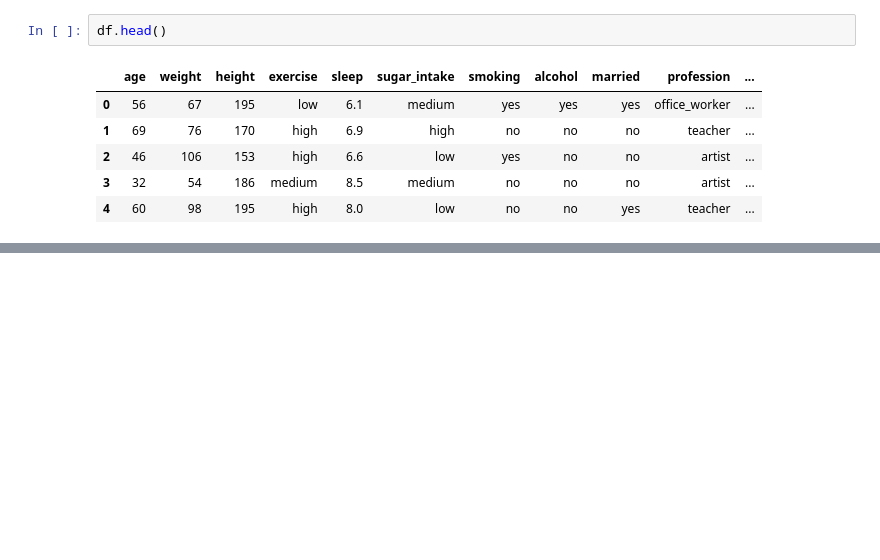
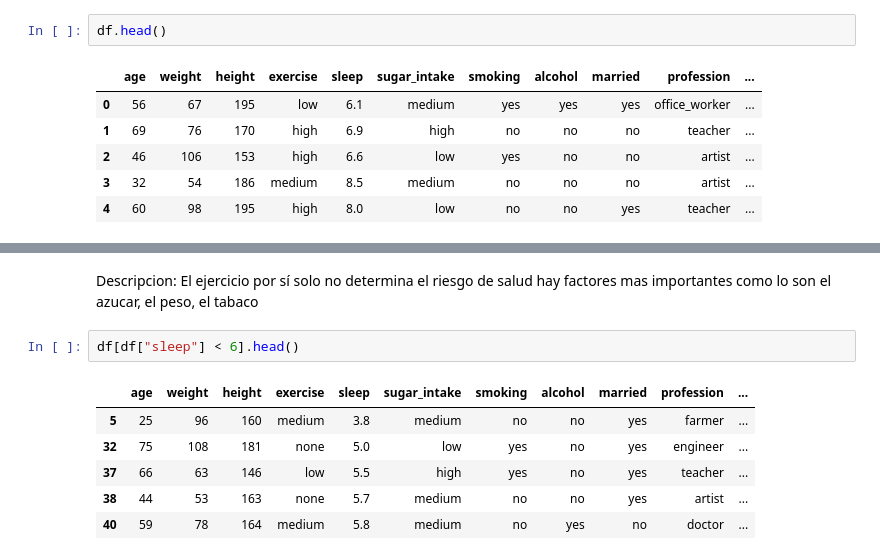
Before and after one commit to DiegoPineda08/PROYECTO-SALUD, a Jupyter notebook: notebooks/Proyecto_Salud.ipynb, the cells around one changed output, grey strips where cells are left out. Cells and saved outputs as stored; diff of their text form; blank space fills up the shorter version.

```diff
--- a/notebooks/Proyecto_Salud.ipynb
+++ b/notebooks/Proyecto_Salud.ipynb
@@ -271,0 +294,11 @@ df.head()
+# %% [markdown]
+Descripcion: El ejercicio por sí solo no determina el riesgo de salud hay factores mas importantes como lo son el azucar, el peso, el tabaco
+# %%
+df[df["sleep"] < 6].head()
+# %% [output]
+|  | age | weight | height | exercise | sleep | sugar_intake | smoking | alcohol | married | profession | ... |
+| 5 | 25 | 96 | 160 | medium | 3.8 | medium | no | no | yes | farmer | ... |
+| 32 | 75 | 108 | 181 | none | 5.0 | low | yes | no | yes | engineer | ... |
+| 37 | 66 | 63 | 146 | low | 5.5 | high | yes | no | yes | teacher | ... |
+| 38 | 44 | 53 | 163 | none | 5.7 | medium | no | no | yes | artist | ... |
+| 40 | 59 | 78 | 164 | medium | 5.8 | medium | no | yes | no | doctor | ... |
```
Also changed, not shown: parts of 20 cells of this notebook.
